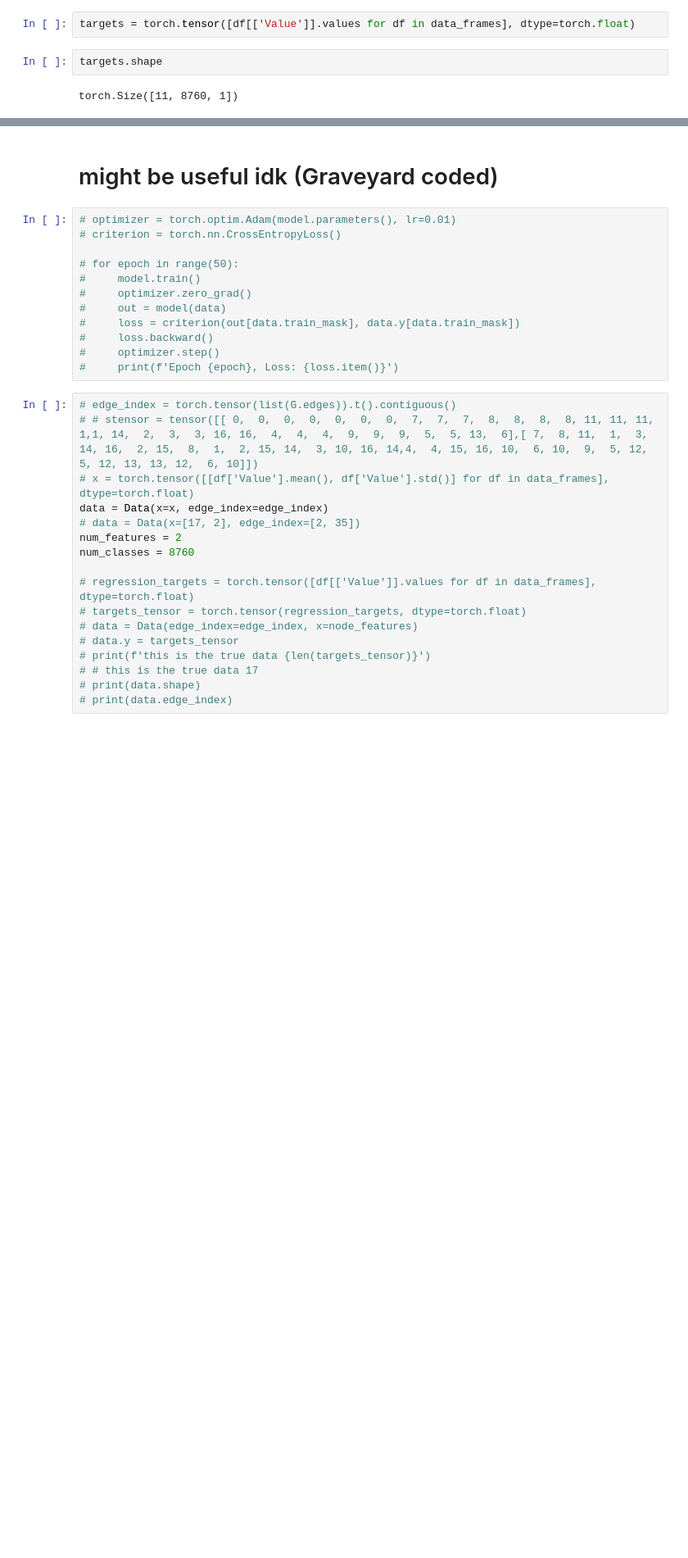
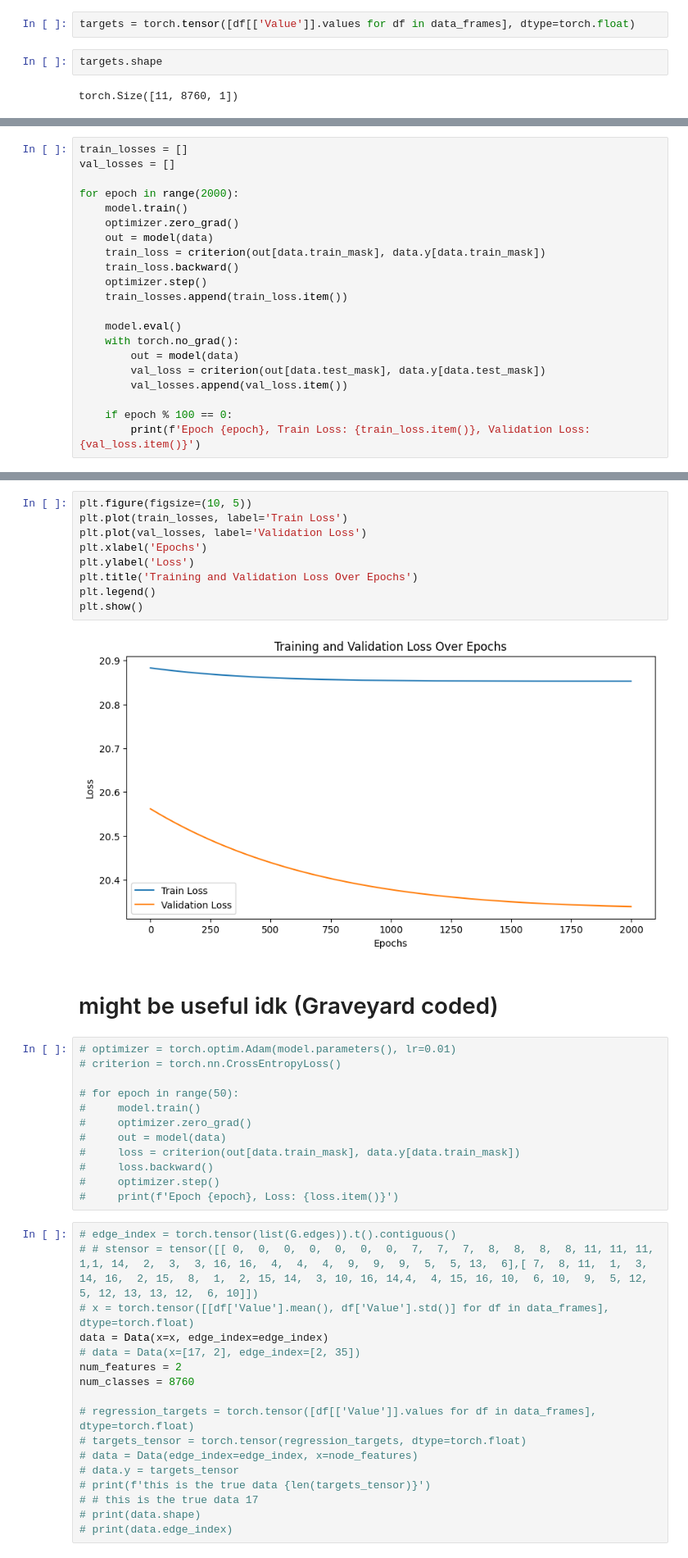
Before and after one commit to b4wolf/NEURALNETS, a Jupyter notebook: model_lstm_12_7.ipynb, the cells around one changed output, grey strips where cells are left out. Shown at 82% size. Saved outputs shown, nothing was run; the diff lists cells and outputs as text; blank space fills up the shorter version.

```diff
--- a/model_lstm_12_7.ipynb
+++ b/model_lstm_12_7.ipynb
@@ -565,0 +573,21 @@ IndexError: ignored
+# %%
+train_losses = []
+val_losses = []
+
+for epoch in range(2000):
+    model.train()
+    optimizer.zero_grad()
+    out = model(data)
+    train_loss = criterion(out[data.train_mask], data.y[data.train_mask])
+    train_loss.backward()
+    optimizer.step()
+    train_losses.append(train_loss.item())
+
+    model.eval()
+    with torch.no_grad():
+        out = model(data)
+        val_loss = criterion(out[data.test_mask], data.y[data.test_mask])
+        val_losses.append(val_loss.item())
+
+    if epoch % 100 == 0:
+        print(f'Epoch {epoch}, Train Loss: {train_loss.item()}, Validation Loss: {val_loss.item()}')
@@ -566,3 +615,14 @@ IndexError: ignored
+# %%
+plt.figure(figsize=(10, 5))
+plt.plot(train_losses, label='Train Loss')
+plt.plot(val_losses, label='Validation Loss')
+plt.xlabel('Epochs')
+plt.ylabel('Loss')
+plt.title('Training and Validation Loss Over Epochs')
+plt.legend()
+plt.show()
+# %% [output]
+[figure, added]
 # %% [markdown]
 # might be useful idk (Graveyard coded)
 # %%
```
Also changed, not shown: parts of 10 cells of this notebook.
